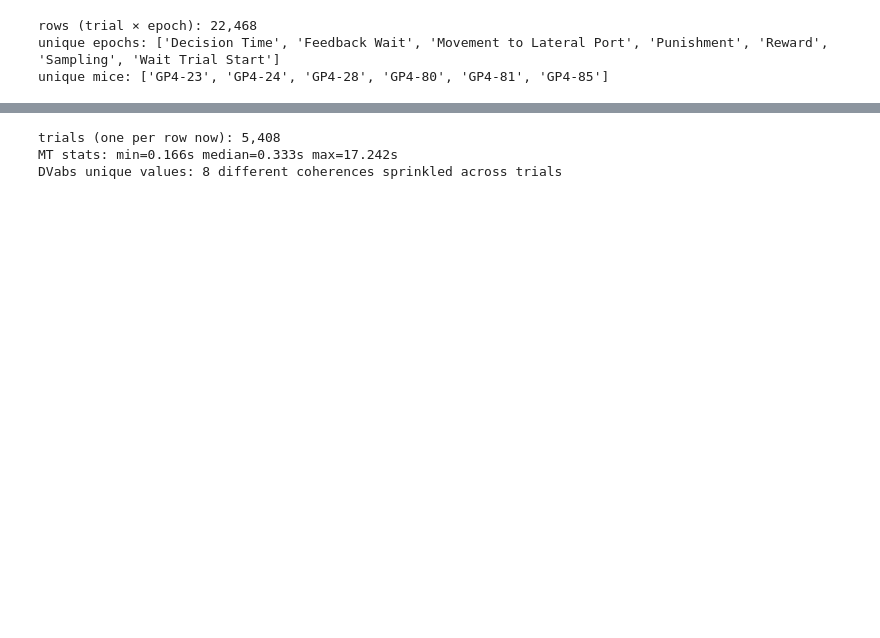
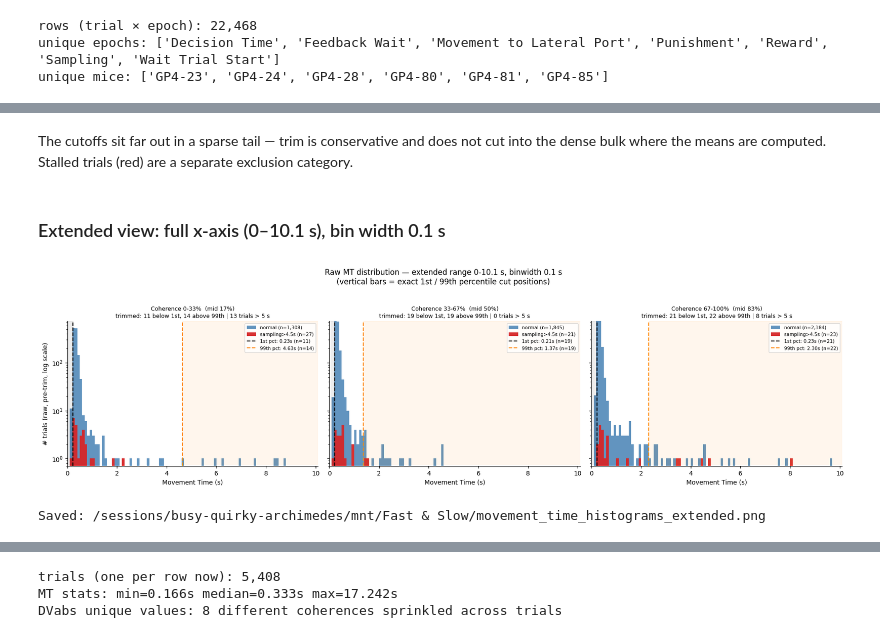
Before and after one commit to farrahabulkhair/fast_slow_changeofmind, a Jupyter notebook: movement_time_vs_coherence.ipynb, the cells around one changed output, grey strips where cells are left out. Saved outputs shown, nothing was run; the diff lists cells and outputs as text; code cells hidden in the pictures; blank space fills up the shorter version.

```diff
--- a/movement_time_vs_coherence.ipynb
+++ b/movement_time_vs_coherence.ipynb
@@ -79,0 +350,45 @@ Going forward we want one row per trial, with `MT` and `DVabs` columns. Easier t
+# %% [markdown]
+The cutoffs sit far out in a sparse tail — trim is conservative and does not cut into the dense bulk where the means are computed. Stalled trials (red) are a separate exclusion category.
+# %% [markdown]
+### Extended view: full x-axis (0–10.1 s), bin width 0.1 s
+# %%
+# MODIFIED: extended histogram — range 0-10.1 s, binwidth 0.1 s, percentile bars shown
+HIST_BINS_EXT = np.arange(0, 10.1, 0.1)
+
+fig1m, axes1m = plt.subplots(1, 3, figsize=(18, 4.8), sharey=True)
+for b, ax in enumerate(axes1m):
+    sub = mv_check[mv_check.Bin == b]
+    ok  = sub[~sub.stalled].MT.values
+    bad = sub[ sub.stalled].MT.values
+    ax.hist(ok, bins=HIST_BINS_EXT, color=PAL.normal, alpha=0.85,
+            label=f"normal (n={len(ok):,})")
+    if len(bad):
+        ax.hist(bad, bins=HIST_BINS_EXT, color=PAL.excluded, alpha=0.95,
+                label=f"sampling>{STALL_THRESH}s (n={len(bad):,})")
+    ax.set_yscale("log"); ax.set_ylim(0.7, None)
+    lo1, hi99 = cutoffs_pct.loc[b, "lo"], cutoffs_pct.loc[b, "hi"]
+    n_lo, n_hi = (ok < lo1).sum(), (ok > hi99).sum()
+    ax.axvline(lo1, color="black", linestyle="--", linewidth=1.5,
+               label=f"1st pct: {lo1:.2f}s (n={n_lo})")
+    ax.axvline(hi99, color="darkorange", linestyle="--", linewidth=1.5,
+               label=f"99th pct: {hi99:.2f}s (n={n_hi})")
+    ax.axvspan(0, lo1, color="black", alpha=0.07)
+    ax.axvspan(hi99, 10.1, color="darkorange", alpha=0.07)
+    n_beyond5 = (ok > 5.0).sum()
+    ax.set_title(f"Coherence {BIN_LABELS[b]}  (mid {BIN_MIDS_PCT[b]:.0f}%)\n"
+                 f"trimmed: {n_lo} below 1st, {n_hi} above 99th | {n_beyond5} trials > 5 s", fontsize=9)
+    ax.set_xlabel("Movement Time (s)"); ax.set_xlim(0, 10.1)
+    if b == 0: ax.set_ylabel("# trials (raw, pre-trim, log scale)")
+    ax.spines["top"].set_visible(False); ax.spines["right"].set_visible(False)
+    ax.legend(fontsize=7.5, loc="upper right")
+fig1m.suptitle("Raw MT distribution — extended range 0-10.1 s, binwidth 0.1 s\n"
+               "(vertical bars = exact 1st / 99th percentile cut positions)",
+               fontsize=12, y=1.03)
+fig1m.tight_layout()
+HIST_EXT_OUT = HERE / "movement_time_histograms_extended.png"
+fig1m.savefig(HIST_EXT_OUT, dpi=150, bbox_inches="tight")
+plt.show()
+print(f"Saved: {HIST_EXT_OUT}")
+# %% [output]
+[figure, added]
+Saved: /sessions/busy-quirky-archimedes/mnt/Fast & Slow/movement_time_histograms_extended.png
```
Also changed, not shown: parts of 152 cells of this notebook, 24 other files.
